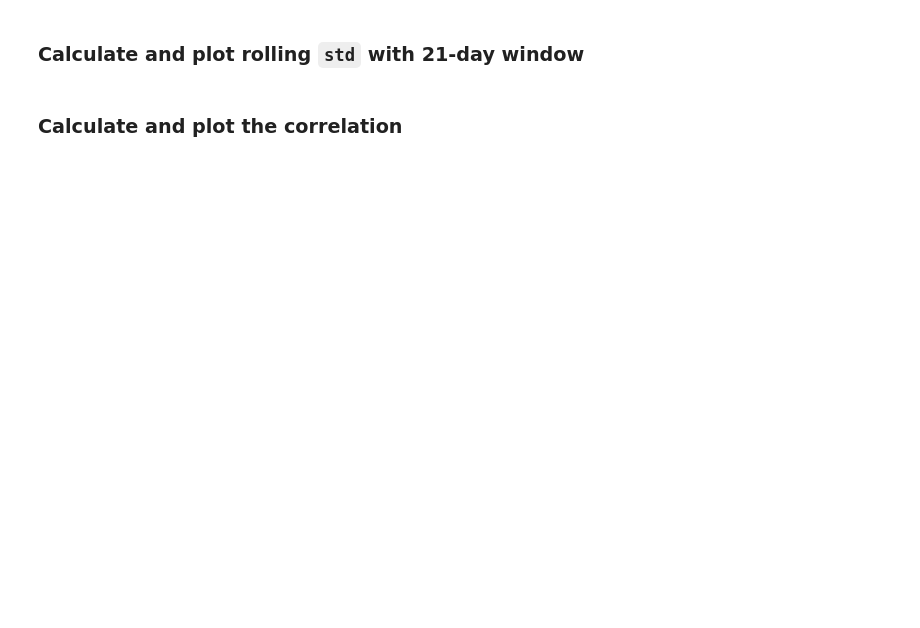
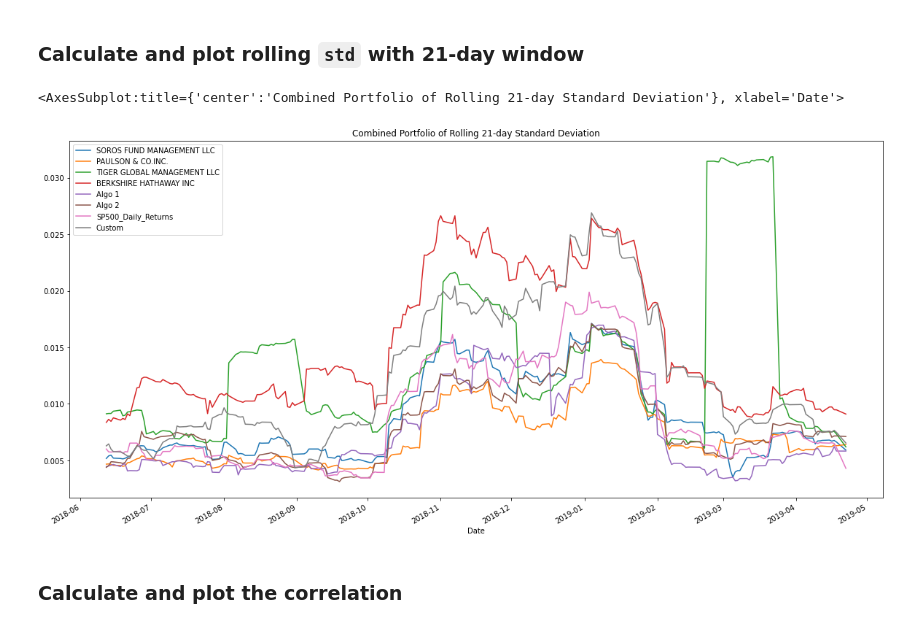
Before and after one commit to kkandial/MiamiHW, a Jupyter notebook: Homework4/whale_analysis.ipynb, the cells around one changed output. Drawn from its saved outputs; the diff is of its cells as text; code cells hidden in the pictures; blank space fills up the shorter version.

```diff
--- a/Homework4/whale_analysis.ipynb
+++ b/Homework4/whale_analysis.ipynb
@@ -457,6 +471,9 @@ custom_port.head()
 # %%
 # Calculate daily returns
+reorganized_port = reorganized_port.pct_change()
 
 # Drop NAs
+reorganized_port = reorganized_port.dropna().copy()
 
 # Display sample data
+reorganized_port.head()
@@ -467,5 +492,7 @@ custom_port.head()
 weights = [1/3, 1/3, 1/3]
 
 # Calculate portfolio return
+custom_port_returns = reorganized_port.dot(weights)
 
 # Display sample data
+custom_port_returns.head()
@@ -473,3 +508,5 @@ weights = [1/3, 1/3, 1/3]
 ## Join your portfolio returns to the DataFrame that contains all of the portfolio returns
 # %%
 # Join your returns DataFrame to the original returns DataFrame
+joined_returns['Custom'] = custom_port_returns
+joined_returns.head()
@@ -476,2 +521,4 @@ weights = [1/3, 1/3, 1/3]
 # %%
 # Only compare dates where return data exists for all the stocks (drop NaNs)
+joined_returns = joined_returns.dropna().copy()
+joined_returns.head()
@@ -485,8 +552,13 @@ weights = [1/3, 1/3, 1/3]
 ### Calculate and plot rolling `std` with 21-day window
 # %%
 # Calculate rolling standard deviation
+roll_std_dev = joined_returns.rolling(window=21).std()
 
 # Plot rolling standard deviation
+roll_std_dev.plot(figsize = (20,10), title = "Combined Portfolio of Rolling 21-day Standard Deviation")
+# %% [output]
+<AxesSubplot:title={'center':'Combined Portfolio of Rolling 21-day Standard Deviation'}, xlabel='Date'>
+[figure, added]
 # %% [markdown]
 ### Calculate and plot the correlation
 # %%
```
Also changed, not shown: parts of 22 cells of this notebook.
